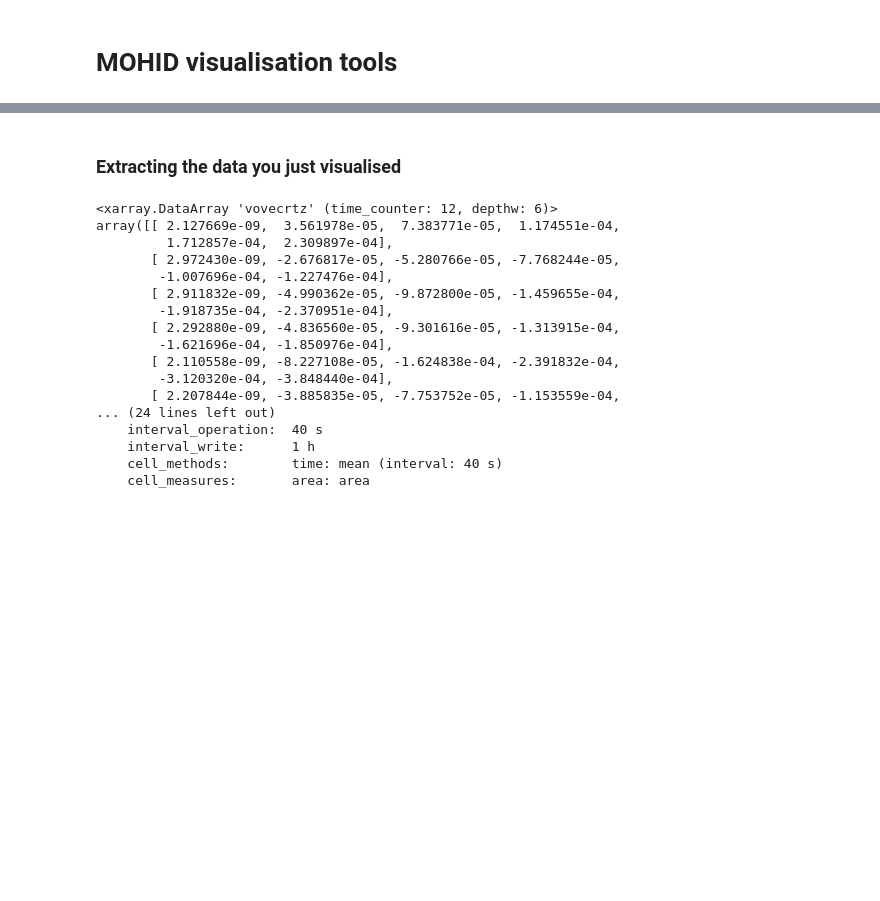
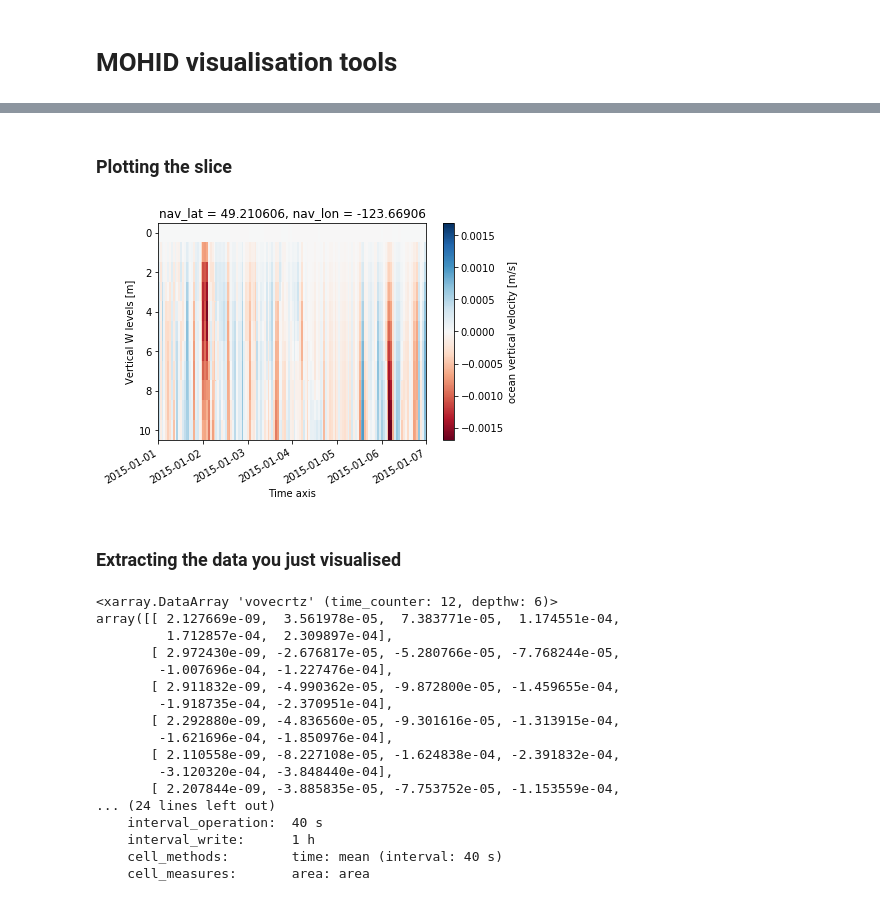
Before and after one commit to ambhudia/analysis-ashutosh, a Jupyter notebook: mohid_viz.ipynb, the cells around one changed output, grey strips where cells are left out. Saved outputs shown, nothing was run; the diff lists cells and outputs as text; code cells hidden in the pictures; blank space fills up the shorter version.

```diff
--- a/mohid_viz.ipynb
+++ b/mohid_viz.ipynb
@@ -7,0 +32,21 @@ from mohid_viz.vertical_velocities import vertical_velocities as w_vel, salinity
+# %%
+def to_datetime64(time):
+    """Convert string to string in datetime64[s] format
+    :arg time: string
+    :return datetime64: str in datetime64[s] format
+    """
+    time = parse(time) # parse to datetime format
+    # now just take care of formatting
+    year, month, day, hour, minute, second = str(time.year), str(time.month), str(time.day), str(time.hour), str(time.minute), str(time.second)
+    if len(month) < 2:
+        month = '0' + month
+    if len(day) < 2:
+        day = '0' + day
+    if len(hour) < 2:
+        hour = '0' + hour
+    if len(minute) < 2:
+        minute = '0' + minute
+    if len(second) < 2:
+        second = '0' + second
+    datetime64 = '{}-{}-{}T{}:{}:{}'.format(year, month, day, hour, minute, second)
+    return datetime64
@@ -25,0 +63,3 @@ a_slice = w_vel('Vertical_velocity_profiles/sog2015.nc', top = 0, bottom = 6, be
+# %%
+# load a profile
+sog2015 = xr.open_dataset('Vertical_velocity_profiles/sog2015.nc')
@@ -25,0 +163,2 @@ a_slice = w_vel('Vertical_velocity_profiles/sog2015.nc', top = 0, bottom = 6, be
+# %%
+slice_example = sog2015.vovecrtz.sel(time_counter = slice(to_datetime64('1 jan 2015'), to_datetime64('7 jan 2015'))).isel(depthw = slice(0,11))
@@ -26,3 +185,10 @@ a_slice = w_vel('Vertical_velocity_profiles/sog2015.nc', top = 0, bottom = 6, be
+# %% [markdown]
+### Plotting the slice
+# %%
+slice_example.T.plot(cmap = 'RdBu') # transposed to have depth on y axis. cmap specified as RdBu.
+plt.gca().invert_yaxis()
+# %% [output]
+[figure, added]
 # %% [markdown]
 <h3>Extracting the data you just visualised</h3>
 # %%
```
Also changed, not shown: parts of 35 cells of this notebook, 1 other file.
